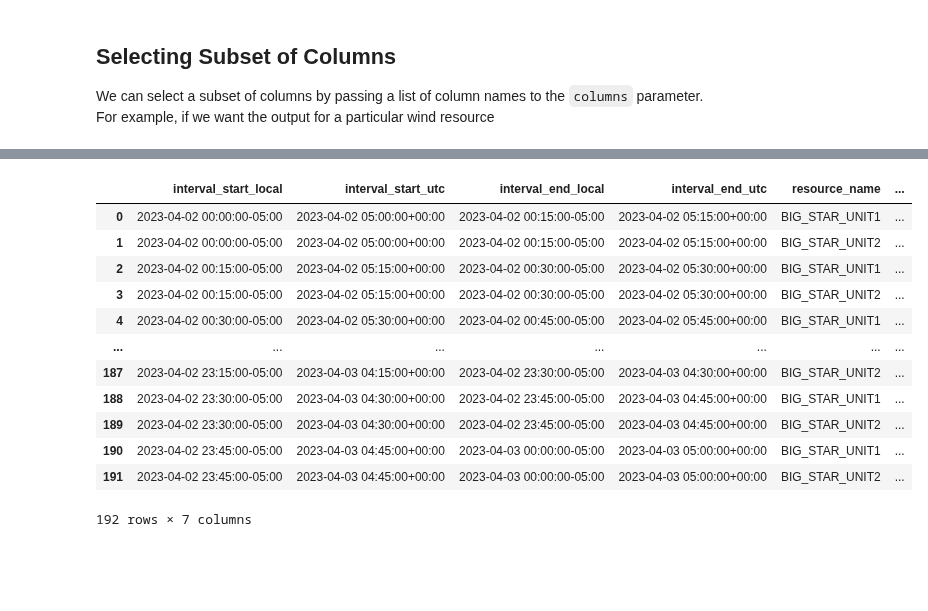
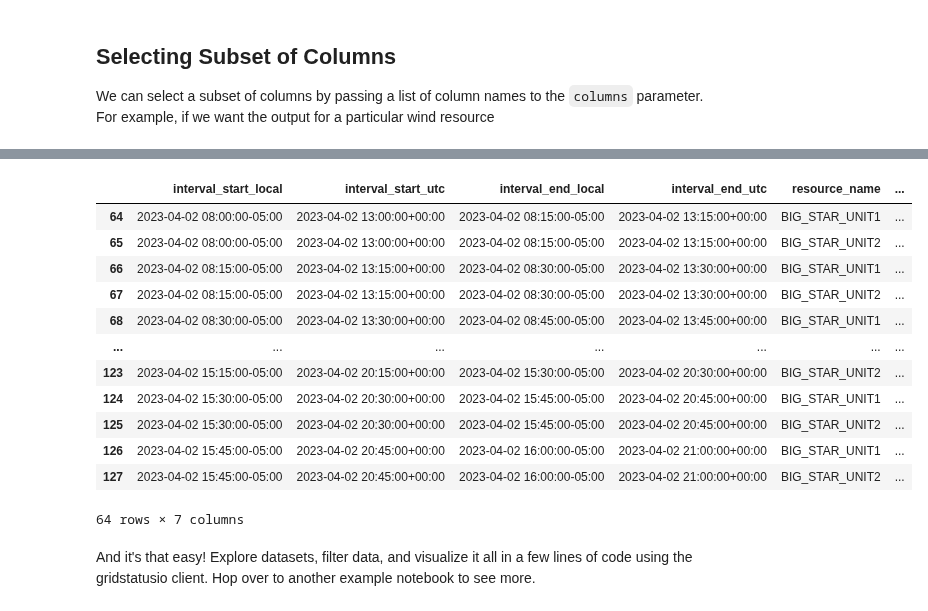
Before and after one commit to gridstatus/gridstatusio, a Jupyter notebook: Examples/1. Getting Started.ipynb, the cells around one changed output, grey strips where cells are left out. Saved outputs shown, nothing was run; the diff lists cells and outputs as text; code cells hidden in the pictures; blank space fills up the shorter version.

```diff
--- a/Examples/Getting Started.ipynb
+++ b/Examples/1. Getting Started.ipynb
@@ -224,5 +204,9 @@ big_star = client.get_dataset(
     limit=QUERY_LIMIT,
 )
 
-big_star
+# Print out some data to see the column filter in action
+big_star[
+    (big_star["interval_start_local"].dt.hour >= 8)
+    & (big_star["interval_start_local"].dt.hour < 16)
+]
 # %% [output]
@@ -233,16 +219,16 @@ Total number of rows: 192
 |  | interval_start_local | interval_start_utc | interval_end_local | interval_end_utc | resource_name | ... |
-| 0 | 2023-04-02 00:00:00-05:00 | 2023-04-02 05:00:00+00:00 | 2023-04-02 00:15:00-05:00 | 2023-04-02 05:15:00+00:00 | BIG_STAR_UNIT1 | ... |
-| 1 | 2023-04-02 00:00:00-05:00 | 2023-04-02 05:00:00+00:00 | 2023-04-02 00:15:00-05:00 | 2023-04-02 05:15:00+00:00 | BIG_STAR_UNIT2 | ... |
-| 2 | 2023-04-02 00:15:00-05:00 | 2023-04-02 05:15:00+00:00 | 2023-04-02 00:30:00-05:00 | 2023-04-02 05:30:00+00:00 | BIG_STAR_UNIT1 | ... |
-| 3 | 2023-04-02 00:15:00-05:00 | 2023-04-02 05:15:00+00:00 | 2023-04-02 00:30:00-05:00 | 2023-04-02 05:30:00+00:00 | BIG_STAR_UNIT2 | ... |
-| 4 | 2023-04-02 00:30:00-05:00 | 2023-04-02 05:30:00+00:00 | 2023-04-02 00:45:00-05:00 | 2023-04-02 05:45:00+00:00 | BIG_STAR_UNIT1 | ... |
+| 64 | 2023-04-02 08:00:00-05:00 | 2023-04-02 13:00:00+00:00 | 2023-04-02 08:15:00-05:00 | 2023-04-02 13:15:00+00:00 | BIG_STAR_UNIT1 | ... |
+| 65 | 2023-04-02 08:00:00-05:00 | 2023-04-02 13:00:00+00:00 | 2023-04-02 08:15:00-05:00 | 2023-04-02 13:15:00+00:00 | BIG_STAR_UNIT2 | ... |
+| 66 | 2023-04-02 08:15:00-05:00 | 2023-04-02 13:15:00+00:00 | 2023-04-02 08:30:00-05:00 | 2023-04-02 13:30:00+00:00 | BIG_STAR_UNIT1 | ... |
+| 67 | 2023-04-02 08:15:00-05:00 | 2023-04-02 13:15:00+00:00 | 2023-04-02 08:30:00-05:00 | 2023-04-02 13:30:00+00:00 | BIG_STAR_UNIT2 | ... |
+| 68 | 2023-04-02 08:30:00-05:00 | 2023-04-02 13:30:00+00:00 | 2023-04-02 08:45:00-05:00 | 2023-04-02 13:45:00+00:00 | BIG_STAR_UNIT1 | ... |
 | ... | ... | ... | ... | ... | ... | ... |
-| 187 | 2023-04-02 23:15:00-05:00 | 2023-04-03 04:15:00+00:00 | 2023-04-02 23:30:00-05:00 | 2023-04-03 04:30:00+00:00 | BIG_STAR_UNIT2 | ... |
-| 188 | 2023-04-02 23:30:00-05:00 | 2023-04-03 04:30:00+00:00 | 2023-04-02 23:45:00-05:00 | 2023-04-03 04:45:00+00:00 | BIG_STAR_UNIT1 | ... |
-| 189 | 2023-04-02 23:30:00-05:00 | 2023-04-03 04:30:00+00:00 | 2023-04-02 23:45:00-05:00 | 2023-04-03 04:45:00+00:00 | BIG_STAR_UNIT2 | ... |
-| 190 | 2023-04-02 23:45:00-05:00 | 2023-04-03 04:45:00+00:00 | 2023-04-03 00:00:00-05:00 | 2023-04-03 05:00:00+00:00 | BIG_STAR_UNIT1 | ... |
-| 191 | 2023-04-02 23:45:00-05:00 | 2023-04-03 04:45:00+00:00 | 2023-04-03 00:00:00-05:00 | 2023-04-03 05:00:00+00:00 | BIG_STAR_UNIT2 | ... |
+| 123 | 2023-04-02 15:15:00-05:00 | 2023-04-02 20:15:00+00:00 | 2023-04-02 15:30:00-05:00 | 2023-04-02 20:30:00+00:00 | BIG_STAR_UNIT2 | ... |
+| 124 | 2023-04-02 15:30:00-05:00 | 2023-04-02 20:30:00+00:00 | 2023-04-02 15:45:00-05:00 | 2023-04-02 20:45:00+00:00 | BIG_STAR_UNIT1 | ... |
+| 125 | 2023-04-02 15:30:00-05:00 | 2023-04-02 20:30:00+00:00 | 2023-04-02 15:45:00-05:00 | 2023-04-02 20:45:00+00:00 | BIG_STAR_UNIT2 | ... |
+| 126 | 2023-04-02 15:45:00-05:00 | 2023-04-02 20:45:00+00:00 | 2023-04-02 16:00:00-05:00 | 2023-04-02 21:00:00+00:00 | BIG_STAR_UNIT1 | ... |
+| 127 | 2023-04-02 15:45:00-05:00 | 2023-04-02 20:45:00+00:00 | 2023-04-02 16:00:00-05:00 | 2023-04-02 21:00:00+00:00 | BIG_STAR_UNIT2 | ... |
-192 rows × 7 columns
+64 rows × 7 columns
 # %%
 fig = px.bar(
     big_star,
@@ -253,3 +239,5 @@ fig = px.bar(
 )
 
 fig.show("svg", width=1200, height=800)
+# %% [markdown]
+And it's that easy! Explore datasets, filter data, and visualize it all in a few lines of code using the gridstatusio client. Hop over to another example notebook to see more.
```
Also changed, not shown: parts of 13 cells of this notebook, 12 other files.
